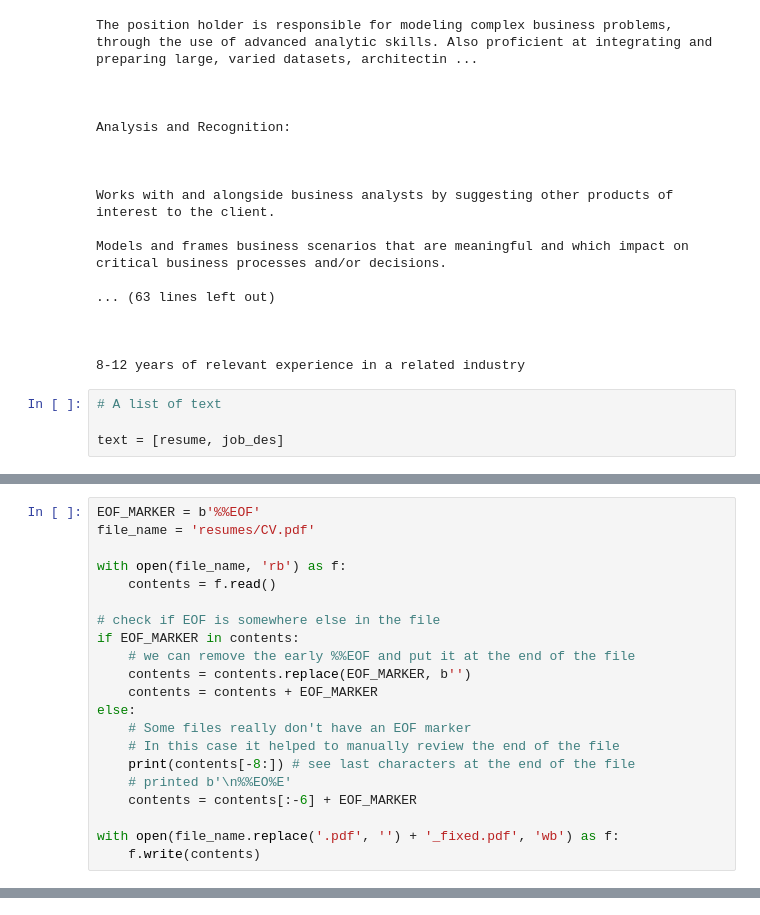
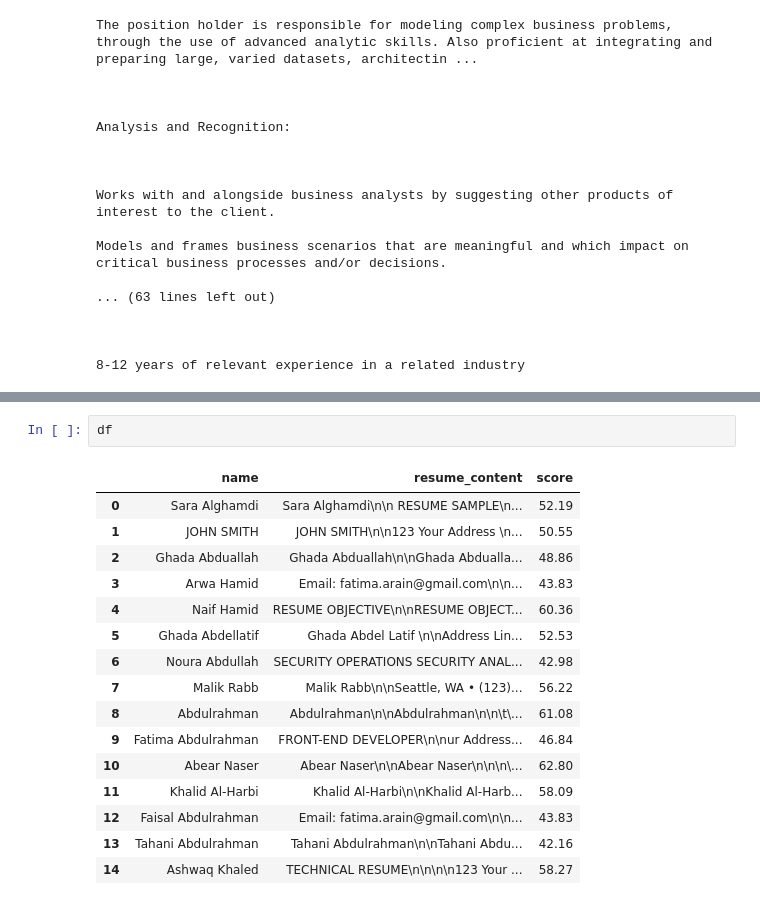
Before and after one commit to mmehmadi94/Data_Science_Bootcamp_codingDojo, a Jupyter notebook: Resume_Scoring/Model.ipynb, the cells around one changed output, grey strips where cells are left out. Saved outputs shown, nothing was run; the diff lists cells and outputs as text.

```diff
--- a/Resume_Scoring/Model.ipynb
+++ b/Resume_Scoring/Model.ipynb
@@ -80,7 +41,3 @@ Models and frames business scenarios that are meaningful and which impact on cri
 
 
 8-12 years of relevant experience in a related industry
-# %%
-# A list of text
-
-text = [resume, job_des]
@@ -112,21 +43,0 @@ Your resume matches about 49.22% of the job description
-# %%
-EOF_MARKER = b'%%EOF'
-file_name = 'resumes/CV.pdf'
-
-with open(file_name, 'rb') as f:
-    contents = f.read()
-
-# check if EOF is somewhere else in the file
-if EOF_MARKER in contents:
-    # we can remove the early %%EOF and put it at the end of the file
-    contents = contents.replace(EOF_MARKER, b'')
-    contents = contents + EOF_MARKER
-else:
-    # Some files really don't have an EOF marker
-    # In this case it helped to manually review the end of the file
-    print(contents[-8:]) # see last characters at the end of the file
-    # printed b'\n%%EO%E'
-    contents = contents[:-6] + EOF_MARKER
-
-with open(file_name.replace('.pdf', '') + '_fixed.pdf', 'wb') as f:
-    f.write(contents)
@@ -322,0 +81,19 @@ ModuleNotFoundError: No module named 'en_core_web_sm'
+# %%
+df
+# %% [output]
+|  | name | resume_content | score |
+| 0 | Sara Alghamdi | Sara Alghamdi\n\n RESUME SAMPLE\n... | 52.19 |
+| 1 | JOHN SMITH | JOHN SMITH\n\n123 Your Address \n... | 50.55 |
+| 2 | Ghada Abduallah | Ghada Abduallah\n\nGhada Abdualla... | 48.86 |
+| 3 | Arwa Hamid | Email: fatima.arain@gmail.com\n\n... | 43.83 |
+| 4 | Naif Hamid | RESUME OBJECTIVE\n\nRESUME OBJECT... | 60.36 |
+| 5 | Ghada Abdellatif | Ghada Abdel Latif \n\nAddress Lin... | 52.53 |
+| 6 | Noura Abdullah | SECURITY OPERATIONS SECURITY ANAL... | 42.98 |
+| 7 | Malik Rabb | Malik Rabb\n\nSeattle, WA • (123)... | 56.22 |
+| 8 | Abdulrahman | Abdulrahman\n\nAbdulrahman\n\n\t\... | 61.08 |
+| 9 | Fatima Abdulrahman | FRONT-END DEVELOPER\n\nur Address... | 46.84 |
+| 10 | Abear Naser | Abear Naser\n\nAbear Naser\n\n\n\... | 62.80 |
+| 11 | Khalid Al-Harbi | Khalid Al-Harbi\n\nKhalid Al-Harb... | 58.09 |
+| 12 | Faisal Abdulrahman | Email: fatima.arain@gmail.com\n\n... | 43.83 |
+| 13 | Tahani Abdulrahman | Tahani Abdulrahman\n\nTahani Abdu... | 42.16 |
+| 14 | Ashwaq Khaled | TECHNICAL RESUME\n\n\n\n123 Your ... | 58.27 |
```
Also changed, not shown: parts of 26 cells of this notebook, 22 other files.
